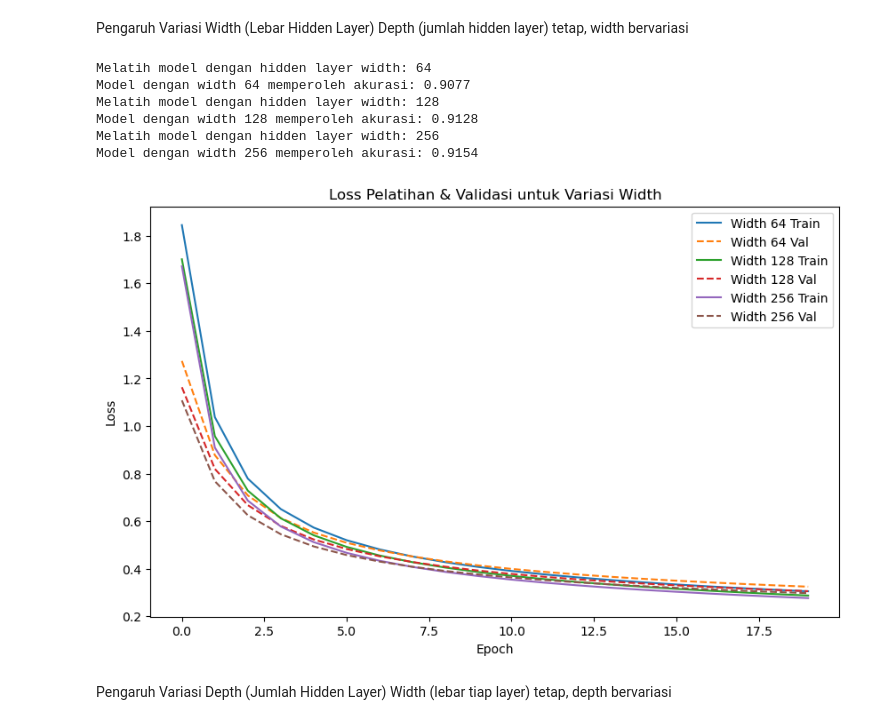
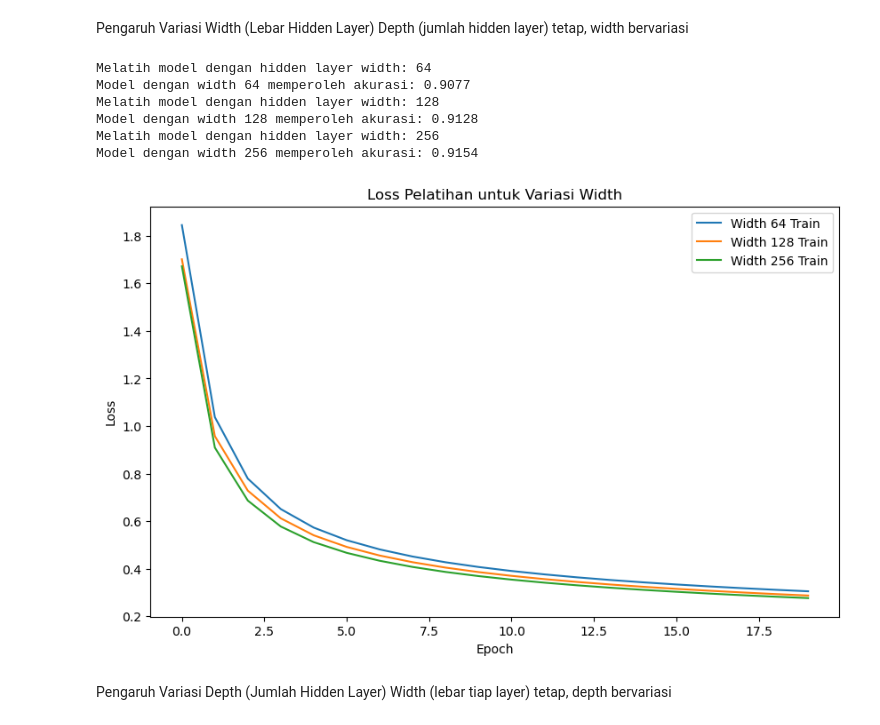
Before and after one commit to wegeh/Tubes-1-IF3270, a Jupyter notebook: src/main.ipynb, the cells around one changed output. Saved outputs shown, nothing was run; the diff lists cells and outputs as text; code cells hidden in the pictures.

```diff
--- a/src/main.ipynb
+++ b/src/main.ipynb
@@ -62,7 +61,6 @@ y_val shape: (14000, 10)
 Pengaruh Variasi Width (Lebar Hidden Layer)
 Depth (jumlah hidden layer) tetap, width bervariasi
 # %%
-# Code Block 2: Uji pengaruh variasi width (lebar hidden layer) dengan depth tetap
 import numpy as np
 import matplotlib.pyplot as plt
 from ffnn import FFNN
@@ -70,9 +68,8 @@ from activation import relu, softmax
 from initialization import init_weights_uniform, init_weights_he
 from loss import categorical_cross_entropy_loss, d_categorical_cross_entropy_loss
 
-# Variasi lebar hidden layer yang akan diuji
-widths = [64, 128, 256]  # tiga variasi width
-depth = 1                # depth tetap (satu hidden layer)
+widths = [64, 128, 256]
+depth = 1
 input_dim = 784
 output_dim = 10
 epochs = 20
@@ -84,10 +81,8 @@ results_width = {}
 for width in widths:
     print(f"Melatih model dengan hidden layer width: {width}")
     layers = [input_dim, width, output_dim]
-    # Gunakan fungsi aktivasi ReLU untuk hidden layer dan softmax untuk output
     activations = [relu, softmax]
 
-    # Inisialisasi bobot dengan distribusi uniform
     init_params = {'lower_bound': 0, 'upper_bound': 0.5, 'seed': 42}
 
     model = FFNN(layers=layers,
@@ -96,38 +91,35 @@ for width in widths:
                  loss_grad=d_categorical_cross_entropy_loss,
                  init_method=init_weights_he,
                  init_params=init_params)
 
     history = model.train(X_train, y_train, X_val, y_val,
                           batch_size=batch_size, epochs=epochs,
                           learning_rate=learning_rate, verbose=0)
 
-    # Evaluasi prediksi pada data validasi
     y_pred = model.forward(X_val)
     final_pred = np.argmax(y_pred, axis=1)
     true_labels = np.argmax(y_val, axis=1)
     accuracy = np.mean(final_pred == true_labels)
 
     results_width[width] = {'accuracy': accuracy, 'history': history}
     print(f"Model dengan width {width} memperoleh akurasi: {accuracy:.4f}")
 
-# Plot grafik loss pelatihan dan validasi untuk masing–masing konfigurasi width
 plt.figure(figsize=(10, 6))
 for width in widths:
     plt.plot(results_width[width]['history']['train_loss'], label=f'Width {width} Train')
-    plt.plot(results_width[width]['history']['val_loss'], label=f'Width {width} Val', linestyle='--')
 plt.xlabel('Epoch')
 plt.ylabel('Loss')
-plt.title('Loss Pelatihan & Validasi untuk Variasi Width')
+plt.title('Loss Pelatihan untuk Variasi Width')
 plt.legend()
 plt.show()
 # %% [output]
 Melatih model dengan hidden layer width: 64
 Model dengan width 64 memperoleh akurasi: 0.9077
 Melatih model dengan hidden layer width: 128
 Model dengan width 128 memperoleh akurasi: 0.9128
 Melatih model dengan hidden layer width: 256
 Model dengan width 256 memperoleh akurasi: 0.9154
-[figure, old version]
+[figure, new version]
 # %% [markdown]
 Pengaruh Variasi Depth (Jumlah Hidden Layer)
 Width (lebar tiap layer) tetap, depth bervariasi
```
Also changed, not shown: parts of 8 cells of this notebook.
